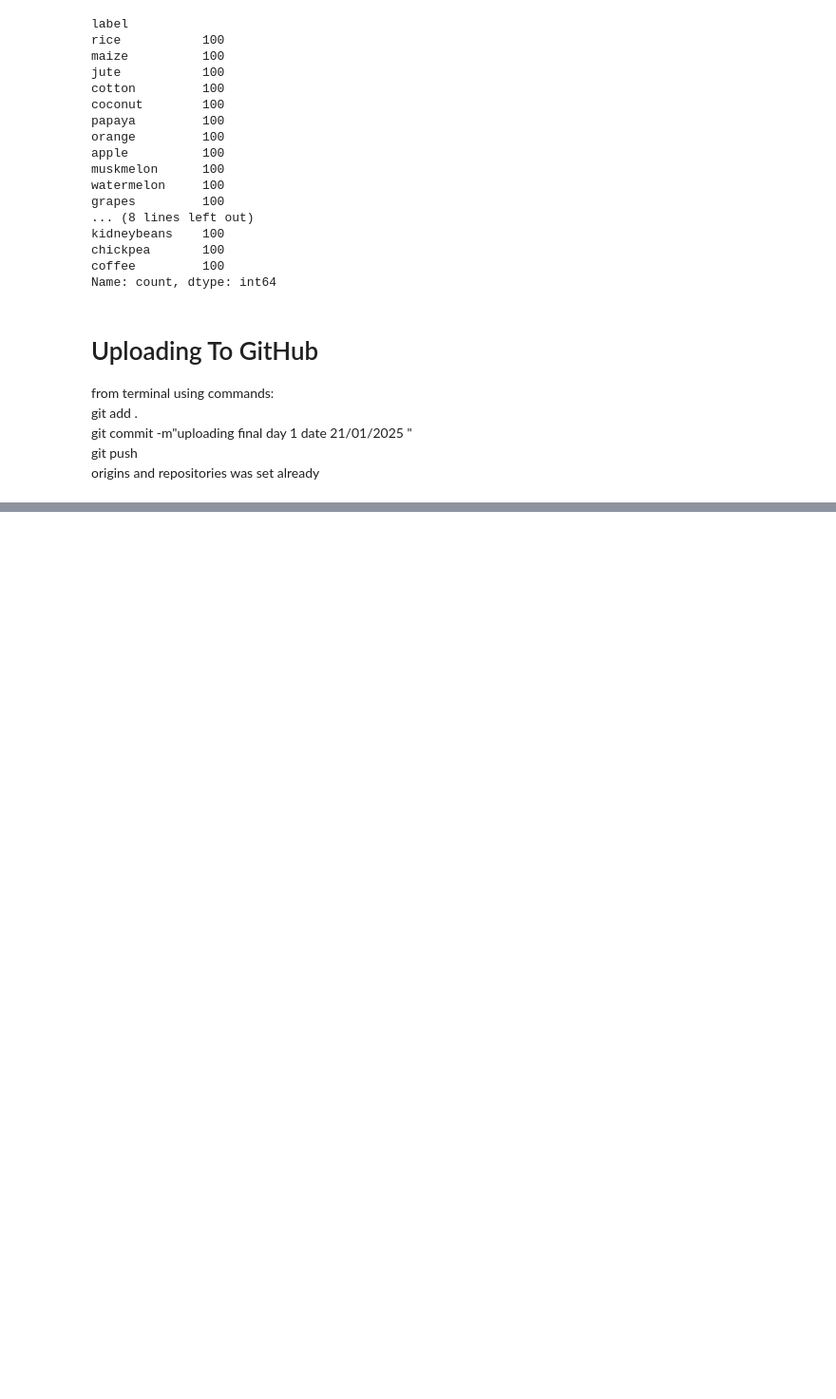
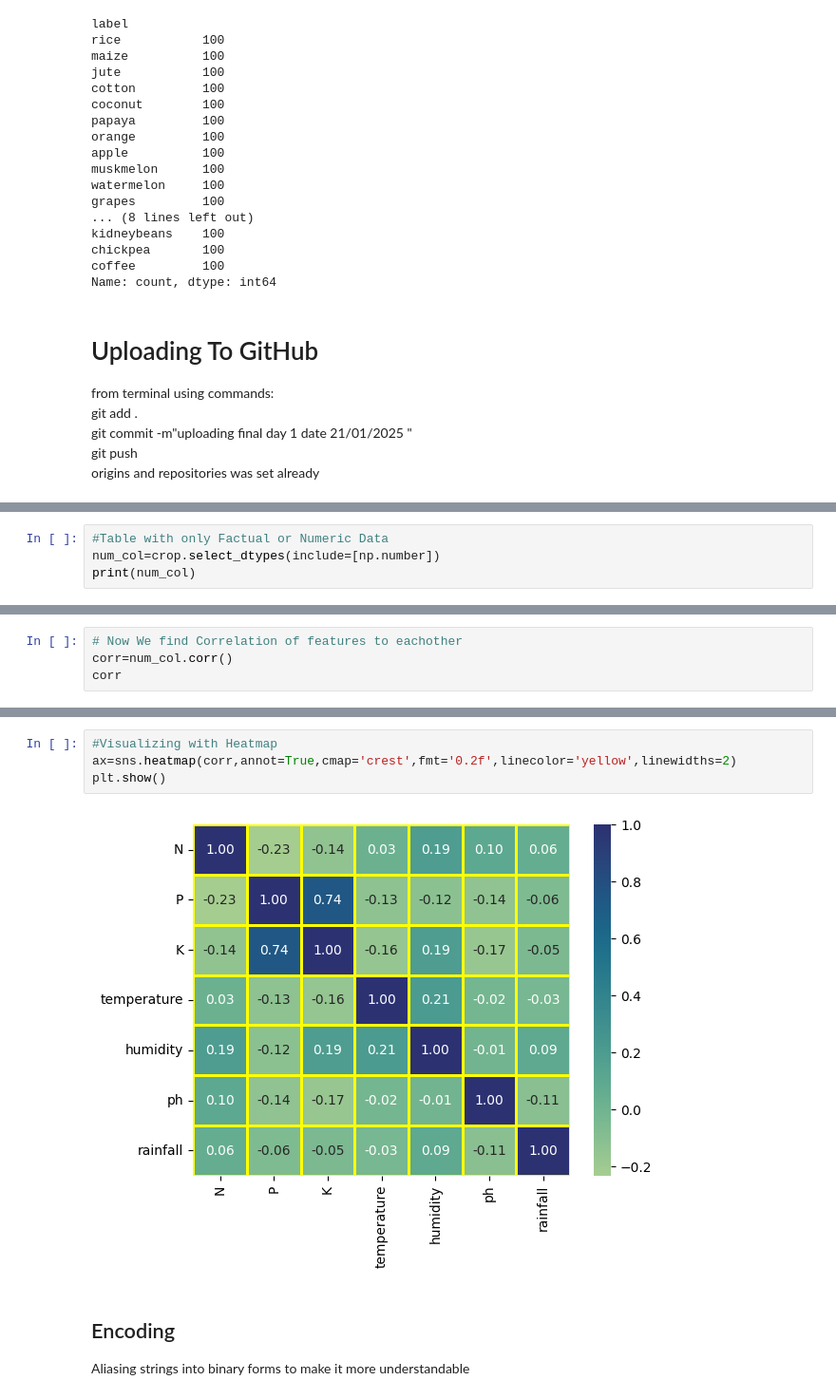
Before and after one commit to ATWISHERE/Crop-and-Fertilizer-RS, a Jupyter notebook: Crop&Fertilizer-RS/crop.ipynb, the cells around one changed output, grey strips where cells are left out. Shown at 95% size. Drawn from its saved outputs; the diff is of its cells as text; blank space fills up the shorter version.

```diff
--- a/Crop&Fertilizer-RS/crop.ipynb
+++ b/Crop&Fertilizer-RS/crop.ipynb
@@ -158,0 +205,4 @@ jus t checking
+# %%
+#Table with only Factual or Numeric Data
+num_col=crop.select_dtypes(include=[np.number])
+print(num_col)
@@ -158,0 +224,4 @@ jus t checking
+# %%
+# Now We find Correlation of features to eachother
+corr=num_col.corr()
+corr
@@ -158,0 +237,9 @@ jus t checking
+# %%
+#Visualizing with Heatmap
+ax=sns.heatmap(corr,annot=True,cmap='crest',fmt='0.2f',linecolor='yellow',linewidths=2)
+plt.show()
+# %% [output]
+[figure, added]
+# %% [markdown]
+## Encoding
+Aliasing strings into binary forms to make it more understandable
```
Also changed, not shown: parts of 14 cells of this notebook.
